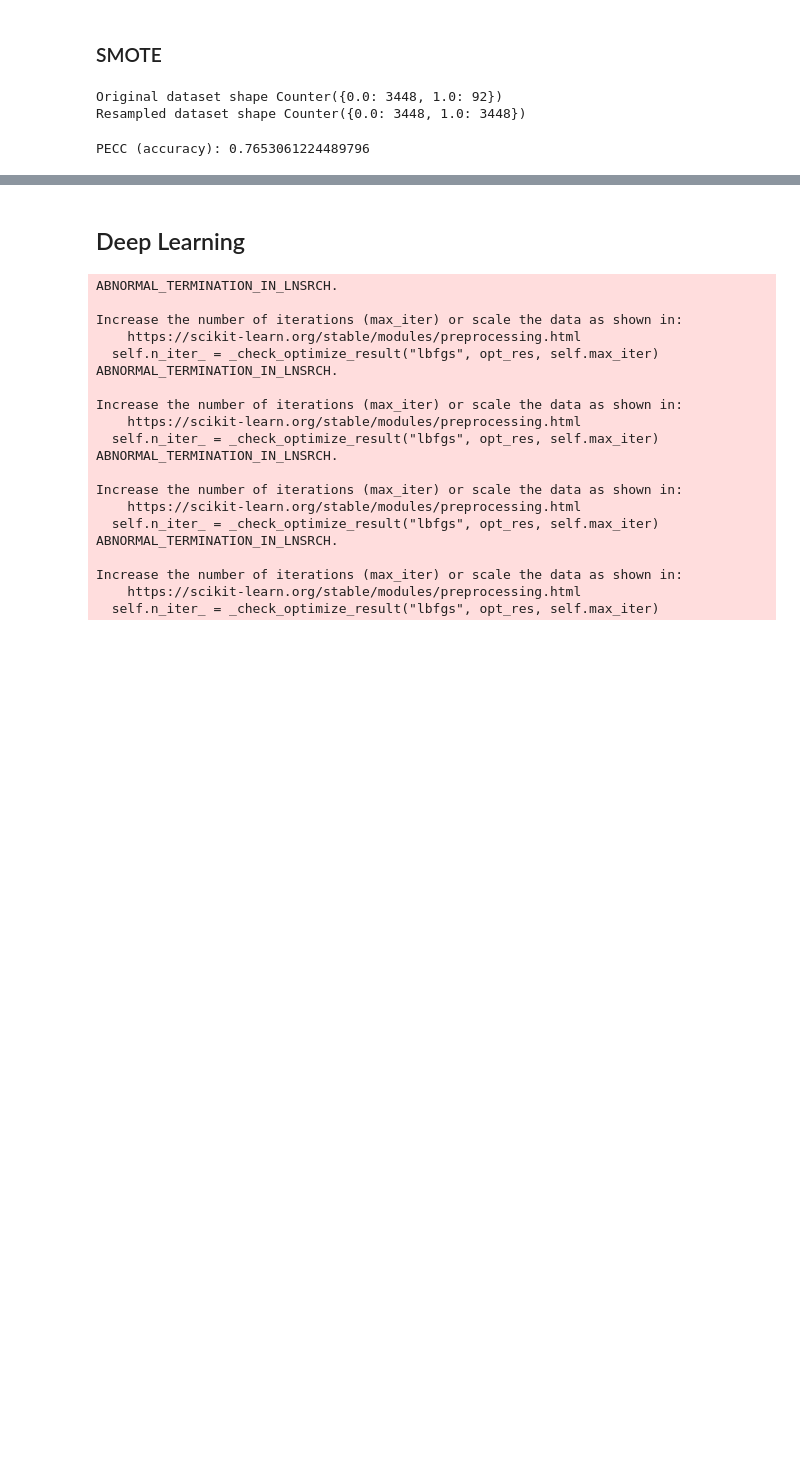
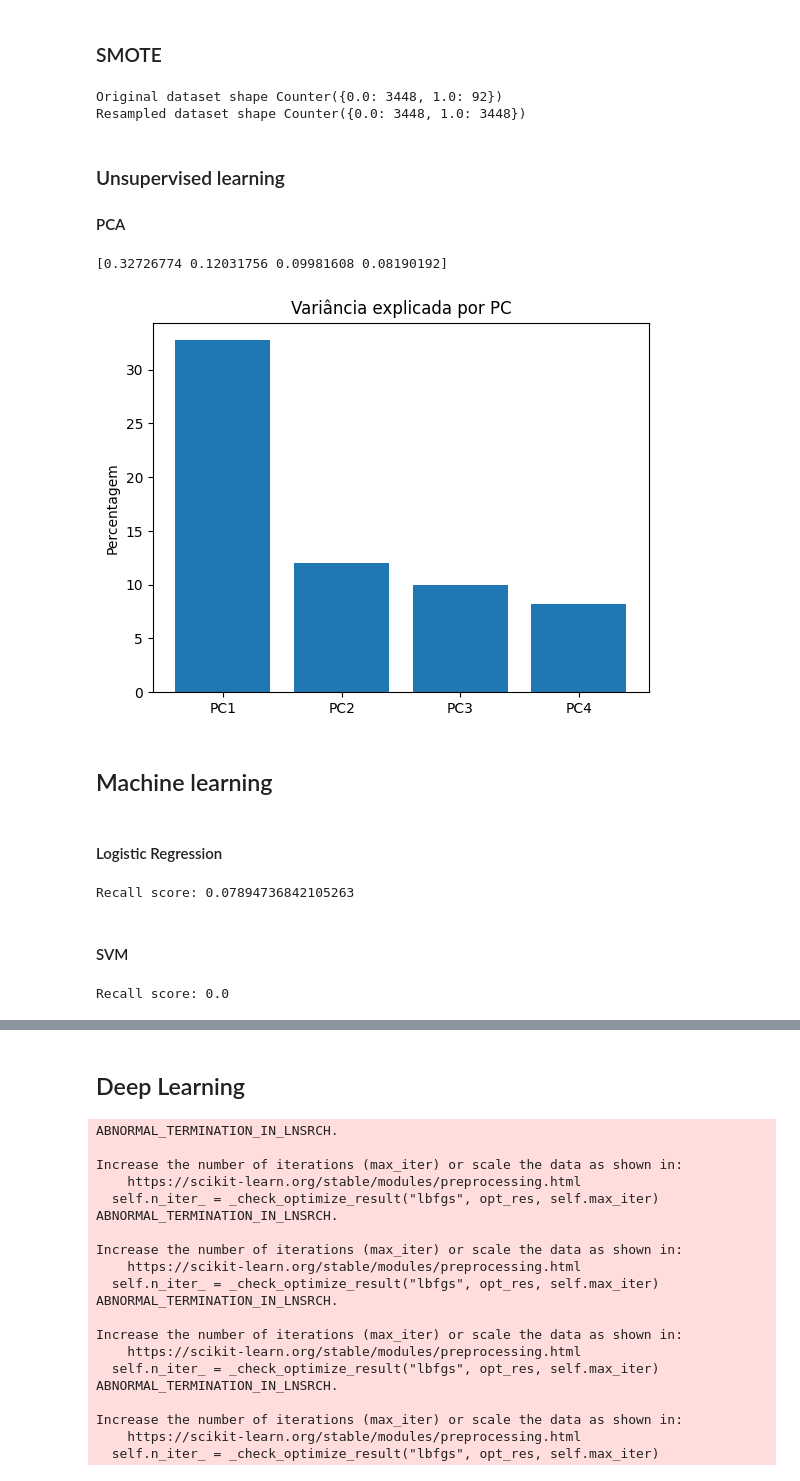
Before and after one commit to Malavita02/TrabalhoSIB, a Jupyter notebook: fusion.ipynb, the cells around one changed output, grey strips where cells are left out. Drawn from its saved outputs; the diff is of its cells as text; code cells hidden in the pictures; blank space fills up the shorter version.

```diff
--- a/fusion.ipynb
+++ b/fusion.ipynb
@@ -106,14 +106,51 @@ print('Resampled dataset shape %s' % Counter(pheno_train_y))
 # %% [output]
 Original dataset shape Counter({0.0: 3448, 1.0: 92})
 Resampled dataset shape Counter({0.0: 3448, 1.0: 3448})
+# %% [markdown]
+### Unsupervised learning
+#### PCA
+# %%
+from sklearn.decomposition import PCA
+import matplotlib.pyplot as plt
+
+n=4
+pca_iris = PCA(n_components=n)
+pca_iris.fit(new_df_train)
+x_reduced = pca_iris.transform(new_df_train)
+
+
+print(pca_iris.explained_variance_ratio_)
+plt.bar(range(n), pca_iris.explained_variance_ratio_*100)
+plt.xticks(range(n), ['PC'+str(i) for i in range(1,n+1)])
+plt.title("Variância explicada por PC")
+plt.ylabel("Percentagem")
+plt.show()
+# %% [output]
+[0.32726774 0.12031756 0.09981608 0.08190192]
+[figure, added]
+# %% [markdown]
+## Machine learning
+# %% [markdown]
+#### Logistic Regression
 # %%
 from sklearn import linear_model
-from sklearn.metrics import accuracy_score
+from sklearn.metrics import recall_score
 
 logistic = linear_model.LogisticRegression(C=1e5, solver = "liblinear", multi_class = "auto")
 logistic = logistic.fit(new_df_train, pheno_train_y)
 logistic_prev = logistic.predict(new_df_test)
 
-print("PECC (accuracy):", accuracy_score(pheno_test_y, logistic_prev))
+print("Recall score:", recall_score(pheno_test_y, logistic_prev))
 # %% [output]
-PECC (accuracy): 0.7653061224489796
+Recall score: 0.07894736842105263
+# %% [markdown]
+#### SVM
+# %%
+from sklearn import svm
+
+SVM = svm.SVC(gamma=0.001, C=100.)
+SVM = SVM.fit(new_df_train, pheno_train_y)
+svm_pred = SVM.predict(new_df_test)
+print("Recall score:", recall_score(pheno_test_y, svm_pred))
+# %% [output]
+Recall score: 0.0
```
Also changed, not shown: parts of 7 cells of this notebook, 1 other file.
